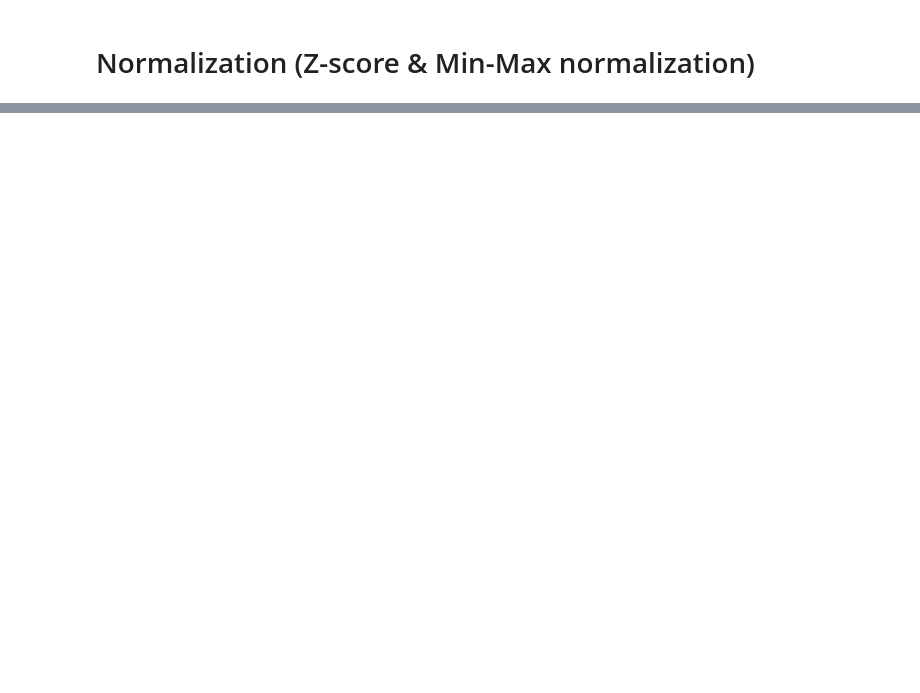
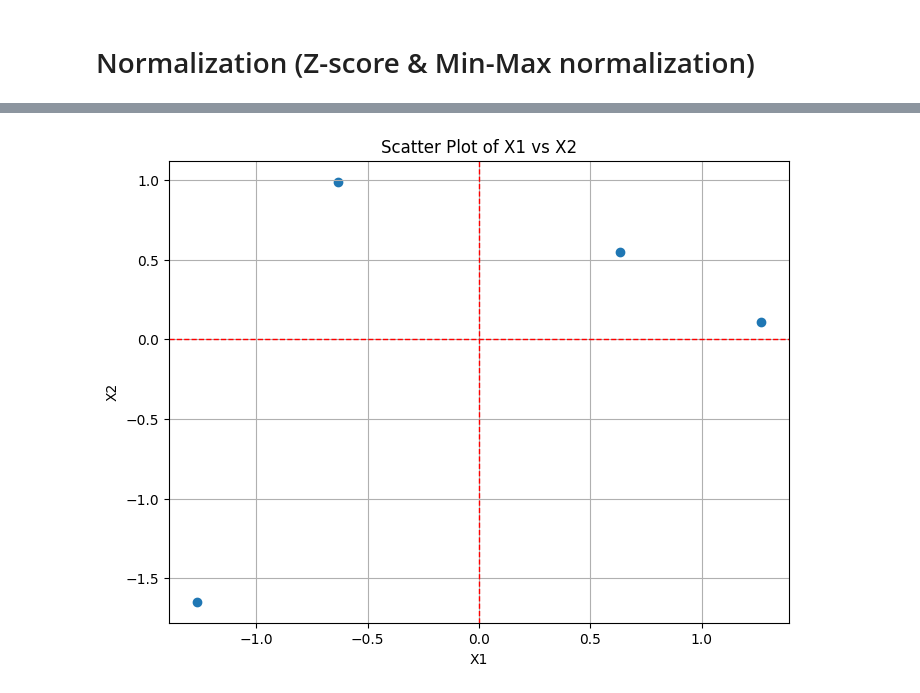
Before and after one commit to Pornwalaifoxall/bsc_dpdm24, a Jupyter notebook: Chapter_2_Understanding_Data.ipynb, the cells around one changed output, grey strips where cells are left out. Saved outputs shown, nothing was run; the diff lists cells and outputs as text; code cells hidden in the pictures; blank space fills up the shorter version.

```diff
--- a/Chapter_2_Understanding_Data.ipynb
+++ b/Chapter_2_Understanding_Data.ipynb
@@ -403,0 +405,14 @@ for column in df2.columns:
+# %%
+
+# prompt: calculate z-score of df2
+
+# Assuming df2 is your DataFrame with 'X1' and 'X2' columns
+# Replace this with your actual DataFrame if it's named differently
+
+from scipy.stats import zscore
+
+# Calculate z-scores for 'X1' and 'X2' columns
+df2['X1_zscore'] = zscore(df2['X1'])
+df2['X2_zscore'] = zscore(df2['X2'])
+
+df2
@@ -403,0 +425,25 @@ for column in df2.columns:
+# %%
+
+# prompt: draw scatter plot df2 of X1 X2 with line 0 in x and y
+
+# Assuming df2 is your DataFrame with 'X1' and 'X2' columns
+# Replace this with your actual DataFrame if it's named differently
+
+# Create the scatter plot
+plt.figure(figsize=(8, 6))
+plt.scatter(df2['X1_zscore'], df2['X2_zscore'])
+
+# Add a line at x=0 and y=0
+plt.axhline(0, color='red', linestyle='--', linewidth=1)
+plt.axvline(0, color='red', linestyle='--', linewidth=1)
+
+# Add labels and title
+plt.xlabel("X1")
+plt.ylabel("X2")
+plt.title("Scatter Plot of X1 vs X2")
+
+# Display the plot
+plt.grid(True)
+plt.show()
+# %% [output]
+[figure, added]
```
Also changed, not shown: parts of 12 cells of this notebook.
